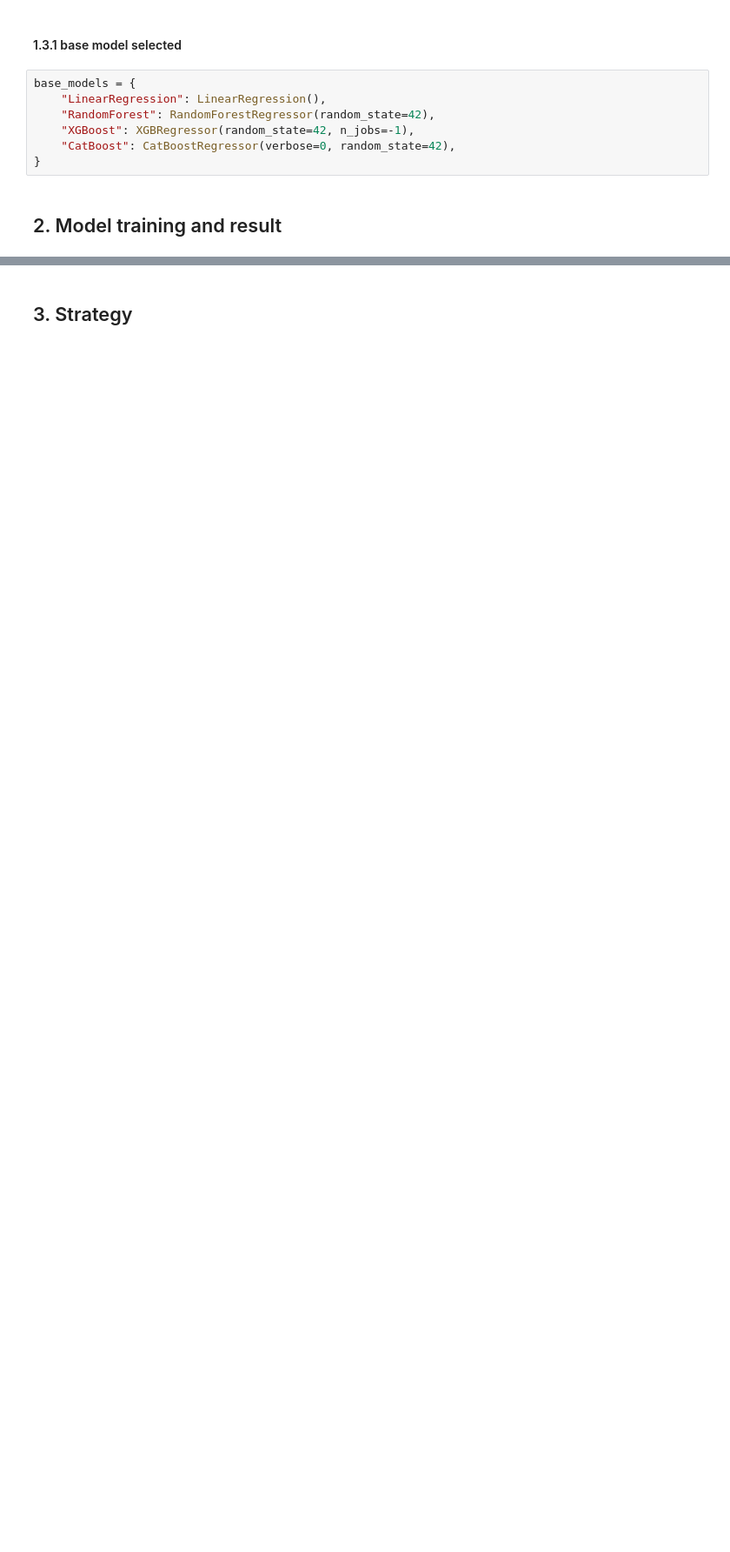
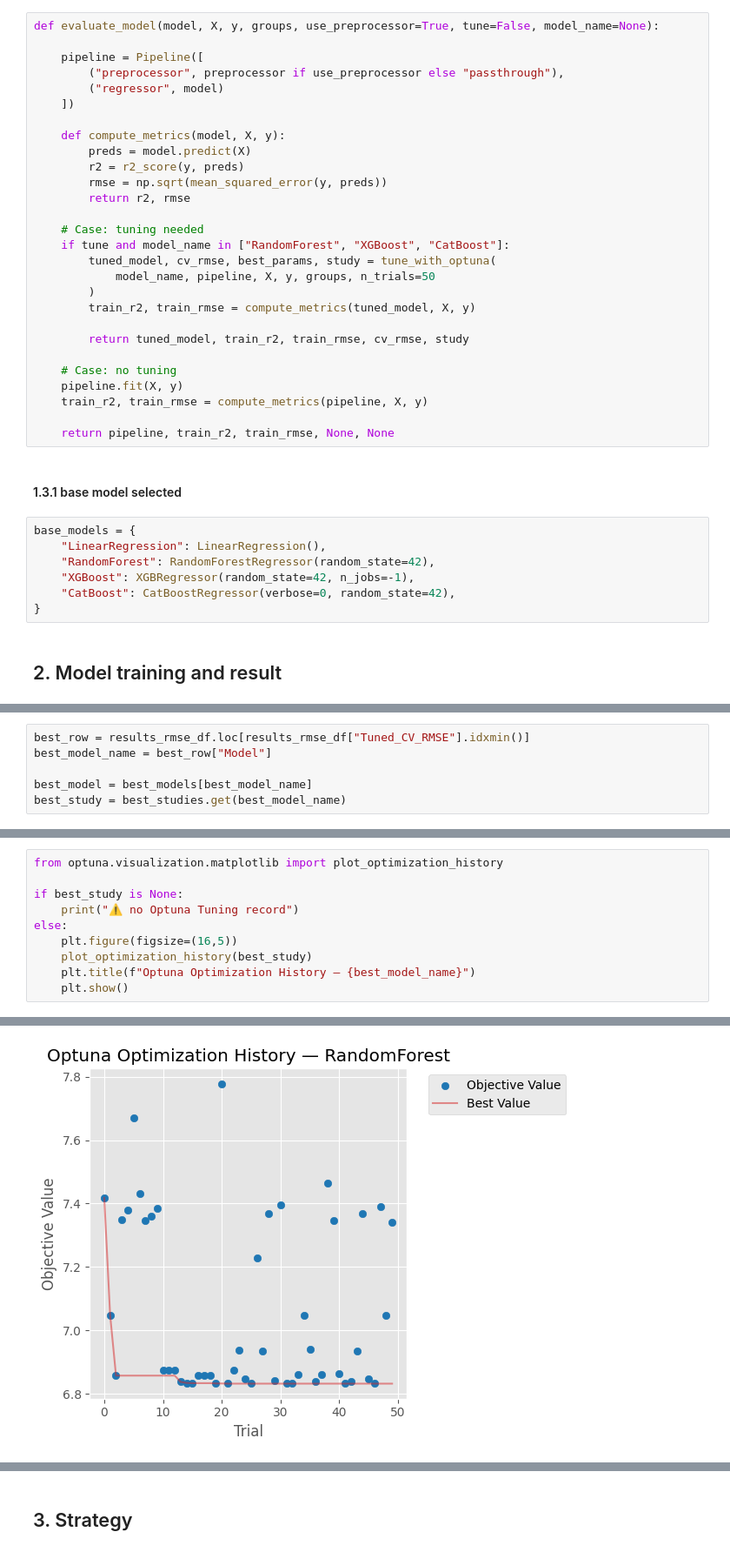
Before and after one commit to ygong-hue/Machine-Learning-Project, a Jupyter notebook: data.ipynb, the cells around one changed output, grey strips where cells are left out. Shown at 87% size. Saved outputs shown, nothing was run; the diff lists cells and outputs as text; blank space fills up the shorter version.

Commit message:
Model final version

```diff
--- a/data.ipynb
+++ b/data.ipynb
@@ -256,3 +382,31 @@ def evaluate_model(model, X, y, groups, use_preprocessor=True, tune=False, model
+# %%
+def evaluate_model(model, X, y, groups, use_preprocessor=True, tune=False, model_name=None):
+
+    pipeline = Pipeline([
+        ("preprocessor", preprocessor if use_preprocessor else "passthrough"),
+        ("regressor", model)
+    ])
+
+    def compute_metrics(model, X, y):
+        preds = model.predict(X)
+        r2 = r2_score(y, preds)
+        rmse = np.sqrt(mean_squared_error(y, preds))
+        return r2, rmse
+
+    # Case: tuning needed
+    if tune and model_name in ["RandomForest", "XGBoost", "CatBoost"]:
+        tuned_model, cv_rmse, best_params, study = tune_with_optuna(
+            model_name, pipeline, X, y, groups, n_trials=50
+        )
+        train_r2, train_rmse = compute_metrics(tuned_model, X, y)
+
+        return tuned_model, train_r2, train_rmse, cv_rmse, study
+
+    # Case: no tuning
+    pipeline.fit(X, y)
+    train_r2, train_rmse = compute_metrics(pipeline, X, y)
+
+    return pipeline, train_r2, train_rmse, None, None
 # %% [markdown]
 #### 1.3.1 base model selected
 # %%
@@ -349,0 +539,6 @@ Tuned RMSE: 6.2581
+# %%
+best_row = results_rmse_df.loc[results_rmse_df["Tuned_CV_RMSE"].idxmin()]
+best_model_name = best_row["Model"]
+
+best_model = best_models[best_model_name]
+best_study = best_studies.get(best_model_name)
@@ -349,0 +557,11 @@ Tuned RMSE: 6.2581
+# %%
+from optuna.visualization.matplotlib import plot_optimization_history
+
+if best_study is None:
+    print("⚠️ no Optuna Tuning record")
+else:
+    plt.figure(figsize=(16,5))
+    plot_optimization_history(best_study)
+    plt.title(f"Optuna Optimization History — {best_model_name}")
+    plt.show()
+# %% [output]
@@ -350 +570,2 @@ Tuned RMSE: 6.2581
+[figure, added]
 # %% [markdown]
```
Also changed, not shown: parts of 24 cells of this notebook, 8 other files.
